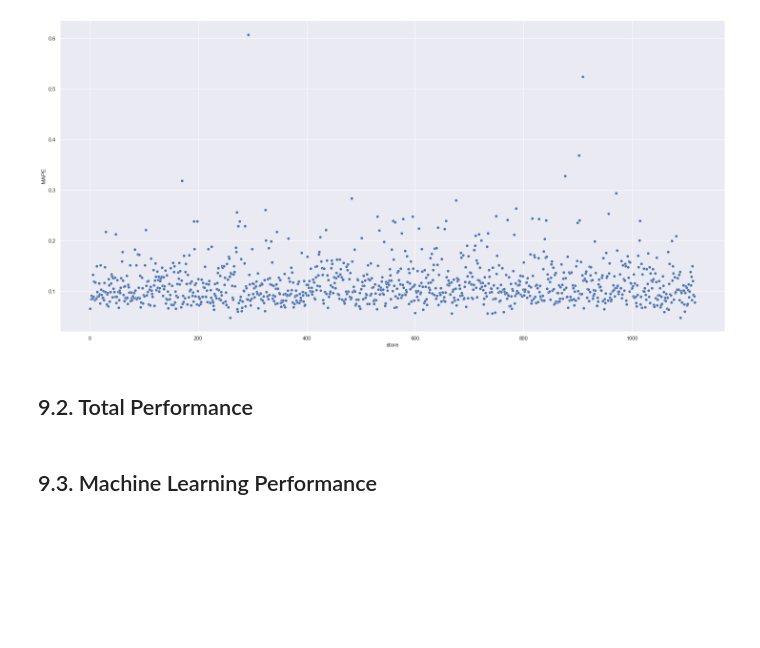
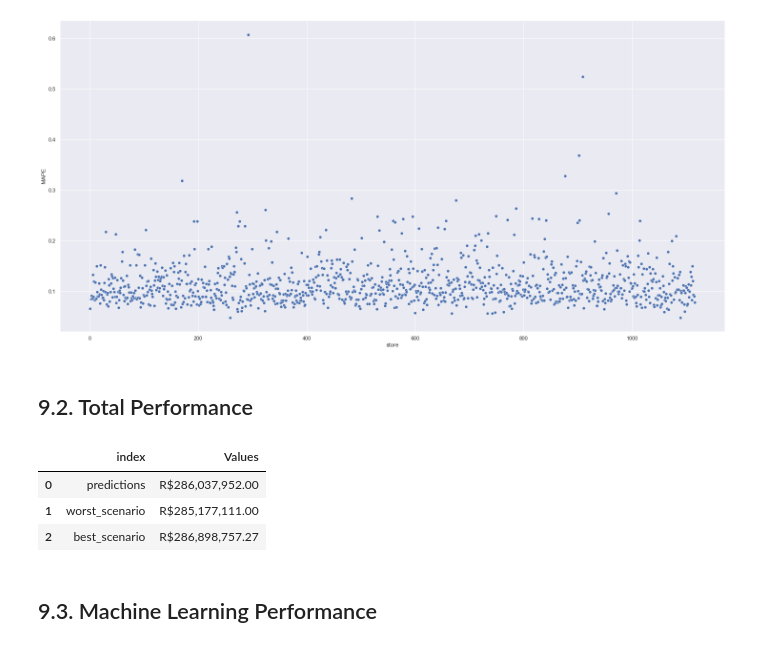
Before and after one commit to leonardonunciatelli/Predict_Sales, a Jupyter notebook: m07_v01_store_sales_prediction.ipynb, the cells around one changed output. Cells and saved outputs as stored; diff of their text form; code cells hidden in the pictures; blank space fills up the shorter version.

```diff
--- a/m07_v01_store_sales_prediction.ipynb
+++ b/m07_v01_store_sales_prediction.ipynb
@@ -1466,9 +1498,14 @@ sns.scatterplot( x='store', y='MAPE', data=df92 )
 # %% [markdown]
 ## 9.2. Total Performance
 # %%
-df93 = df92[['predictions', 'worst_scenario', 'best_scenario']]apply( lambda x: np.sum( x ), axis=0 ).reset_index().rename( columns={'Index': 'Scenario', 0: 'Values'} )
+df93 = df92[['predictions', 'worst_scenario', 'best_scenario']].apply( lambda x: np.sum( x ), axis=0 ).reset_index().rename( columns={'Index': 'Scenario', 0: 'Values'} )
 df93['Values'] = df93['Values'].map( 'R${:,.2f}'.format )
 df93
+# %% [output]
+|  | index | Values |
+| 0 | predictions | R$286,037,952.00 |
+| 1 | worst_scenario | R$285,177,111.00 |
+| 2 | best_scenario | R$286,898,757.27 |
 # %% [markdown]
 ## 9.3. Machine Learning Performance
 # %%
```
Also changed, not shown: parts of 13 cells of this notebook, 1 other file.
